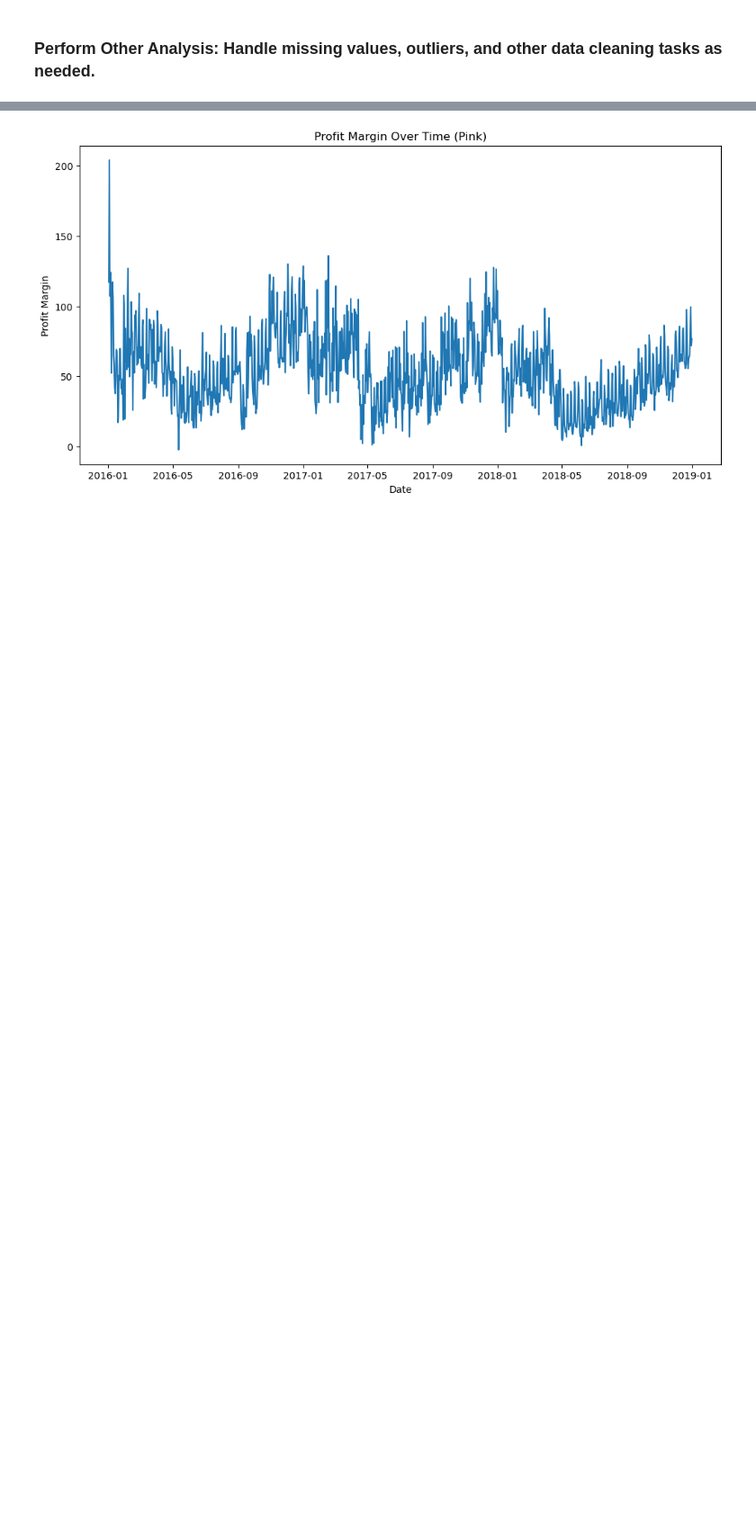
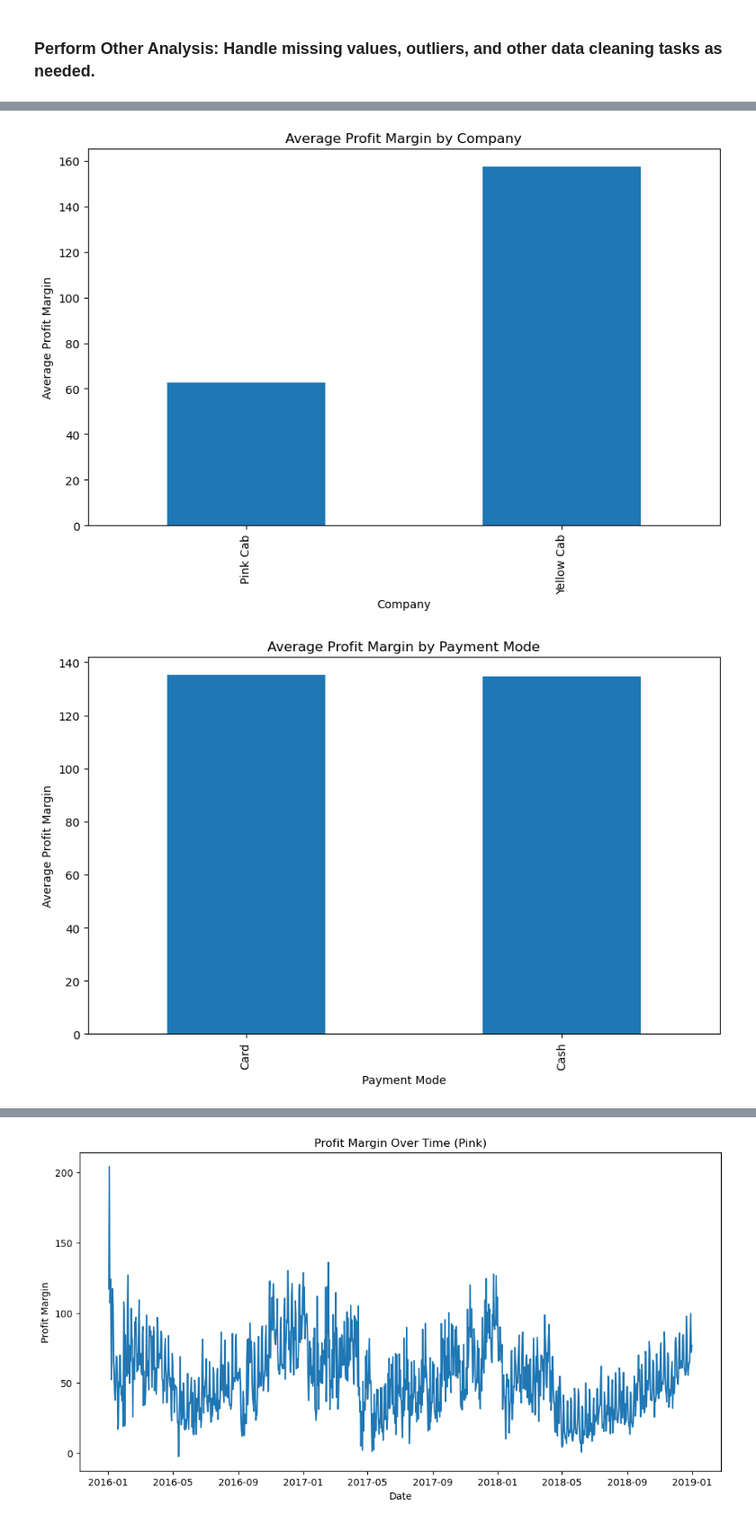
Before and after one commit to dylanxlam/cab_industry_investment_research, a Jupyter notebook: exploratory_data_analysis.ipynb, the cells around one changed output, grey strips where cells are left out. Shown at 90% size. Drawn from its saved outputs; the diff is of its cells as text; code cells hidden in the pictures; blank space fills up the shorter version.

```diff
--- a/exploratory_data_analysis.ipynb
+++ b/exploratory_data_analysis.ipynb
@@ -612,0 +769,78 @@ By implementing these recommendations, we can make an informed decision and stra
+# %%
+
+# Profit Analysis
+
+# Analyze factors affecting profit margins
+# Company-wise profit analysis
+company_profit = master_data.groupby('Company')['Profit_Margin'].mean()
+
+# Visualize profit margins by company
+plt.figure(figsize=(10, 6))
+company_profit.plot(kind='bar')
+plt.title('Average Profit Margin by Company')
+plt.xlabel('Company')
+plt.ylabel('Average Profit Margin')
+plt.show()
+
+# Payment Mode Profit Analysis
+
+# Analyze profit margins based on payment modes
+payment_mode_profit = master_data.groupby('Payment_Mode')['Profit_Margin'].mean()
+
+# Define custom labels for the x-axis
+payment_mode_labels = {0: 'Card', 1: 'Cash'}
+
+# Map the labels to the payment_mode_profit index
+payment_mode_profit.index = payment_mode_profit.index.map(payment_mode_labels)
+
+# Visualize profit margins by payment mode with custom labels
+plt.figure(figsize=(10, 6))
+payment_mode_profit.plot(kind='bar')
+plt.title('Average Profit Margin by Payment Mode')
+plt.xlabel('Payment Mode')
+plt.ylabel('Average Profit Margin')
+plt.show()
+
+
+# Age Group Profit Analysis
+
+# Analyze profit margins based on age groups
+age_group_profit = master_data.groupby('Age Group')['Profit_Margin'].mean()
+
+# Visualize profit margins by age group
+plt.figure(figsize=(10, 6))
+age_group_profit.plot(kind='bar')
+plt.title('Average Profit Margin by Age Group')
+plt.xlabel('Age Group')
+plt.ylabel('Average Profit Margin')
+plt.show()
+
+# City-Based Profit Analysis
+
+# Analyze profit margins in different cities
+city_profit = master_data.groupby('City')['Profit_Margin'].mean()
+
+# Visualize profit margins by city
+plt.figure(figsize=(12, 8))
+city_profit.plot(kind='bar')
+plt.title('Average Profit Margin by City')
+plt.xlabel('City')
+plt.ylabel('Average Profit Margin')
+plt.xticks(rotation=90)
+plt.show()
+
+# Income Group Profit Analysis
+
+# Analyze profit margins based on income groups
+income_group_profit = master_data.groupby('Income_Group')['Profit_Margin'].mean()
+
+# Visualize profit margins by income group
+plt.figure(figsize=(10, 6))
+income_group_profit.plot(kind='bar')
+plt.title('Average Profit Margin by Income Group')
+plt.xlabel('Income Group')
+plt.ylabel('Average Profit Margin')
+plt.show()
+# %% [output]
+[figure, added]
+[figure, added]
```
Also changed, not shown: parts of 11 cells of this notebook.
